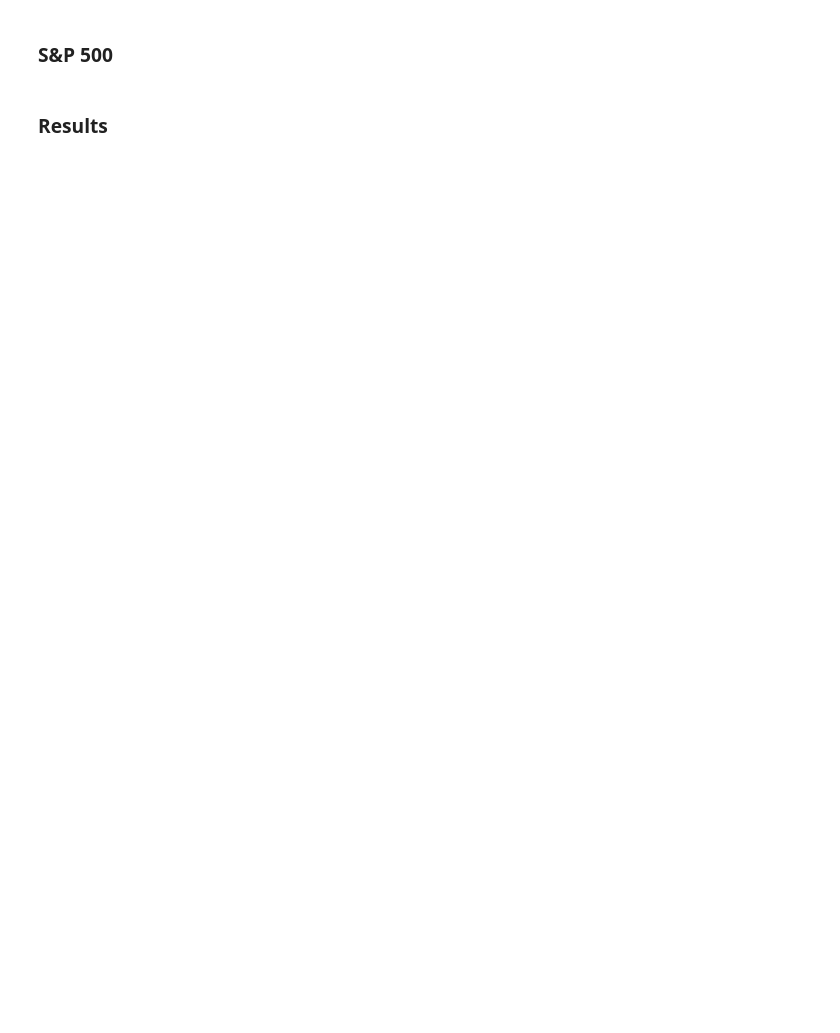
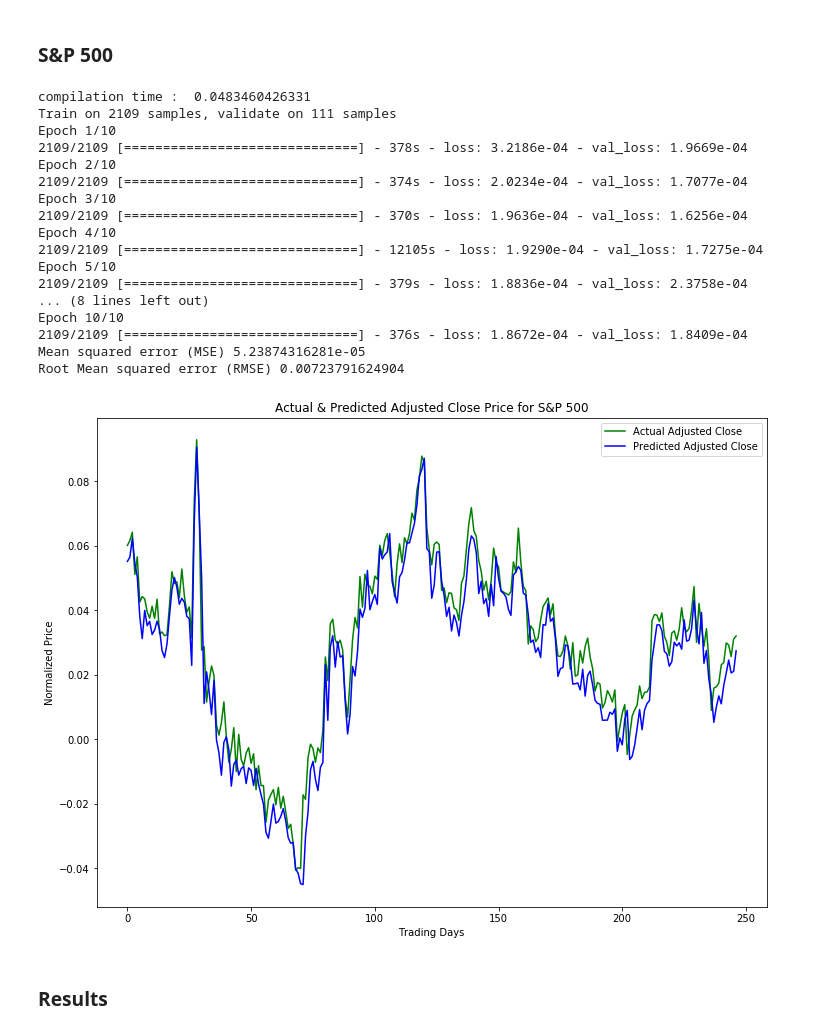
Before and after one commit to yhagio/stock_price_predictor, a Jupyter notebook: stock_price_predictor_lstm_3.ipynb, the cells around one changed output. Drawn from its saved outputs; the diff is of its cells as text; code cells hidden in the pictures; blank space fills up the shorter version.

```diff
--- a/stock_price_predictor_lstm_3.ipynb
+++ b/stock_price_predictor_lstm_3.ipynb
@@ -385,16 +399,6 @@ plt.show()
 # Load datasets
 csv_file = './data/^GSPC.csv'
 dfTM = pd.read_csv(csv_file, index_col='Date',parse_dates=True)
-
-# Change params and variables
-batch_size = 1
-nb_epoch = 1
-seq_len = 5
-input_dim=1
-output_dim=50
-loss='mean_squared_error'
-optimizer = 'rmsprop'
-activation = 'linear'
 
 # Get Adjusted Close price and split the data
 adj_closes = load_adj_close(csv_file)
@@ -406,16 +410,10 @@ model = Sequential()
 model.add(LSTM(
     input_dim=input_dim,
     output_dim=output_dim,
-    return_sequences=True))
-model.add(Dropout(0.2))
-
-model.add(LSTM(
-    100,
     return_sequences=False))
-model.add(Dropout(0.2))
 
 model.add(Dense(output_dim=1))
-model.add(Activation('linear'))
+model.add(Activation(activation))
 
 start = time.time()
 model.compile(loss=loss, optimizer=optimizer)
@@ -430,33 +428,52 @@ model.fit(
     validation_split=0.05)
 
 
 testPredict = model.predict(X_test_, batch_size=batch_size)
 score = model.evaluate(X_test_, y_test_, batch_size=batch_size, verbose=0)
 
 GSPC_MSE = score
 GSPC_RMSE = math.sqrt(score)
 print 'Mean squared error (MSE)', GSPC_MSE
 print 'Root Mean squared error (RMSE)', GSPC_RMSE
 
 # Set up plot
 plt.rcParams['figure.figsize'] = (12, 9)
 
 fig = plt.figure()
 ax = fig.add_subplot(111)
 
 # Add labels
 plt.ylabel('Normalized Price')
 plt.xlabel('Trading Days')
 
 # Plot actual and predicted close values
 plt.plot(y_test_,'g', label='Actual Adjusted Close')
 plt.plot(testPredict, 'b', label='Predicted Adjusted Close')
 
 # Set title
 ax.set_title('Actual & Predicted Adjusted Close Price for S&P 500')
 ax.legend(loc='upper right')
 
 plt.show()
+# %% [output]
+compilation time :  0.0483460426331
+Train on 2109 samples, validate on 111 samples
+Epoch 1/10
+2109/2109 [==============================] - 378s - loss: 3.2186e-04 - val_loss: 1.9669e-04
+Epoch 2/10
+2109/2109 [==============================] - 374s - loss: 2.0234e-04 - val_loss: 1.7077e-04
+Epoch 3/10
+2109/2109 [==============================] - 370s - loss: 1.9636e-04 - val_loss: 1.6256e-04
+Epoch 4/10
+2109/2109 [==============================] - 12105s - loss: 1.9290e-04 - val_loss: 1.7275e-04
+Epoch 5/10
+2109/2109 [==============================] - 379s - loss: 1.8836e-04 - val_loss: 2.3758e-04
+... (8 lines left out)
+Epoch 10/10
+2109/2109 [==============================] - 376s - loss: 1.8672e-04 - val_loss: 1.8409e-04
+Mean squared error (MSE) 5.23874316281e-05
+Root Mean squared error (RMSE) 0.00723791624904
+[figure, added]
 # %% [markdown]
 ### Results
 # %%
```
Also changed, not shown: parts of 5 cells of this notebook.
